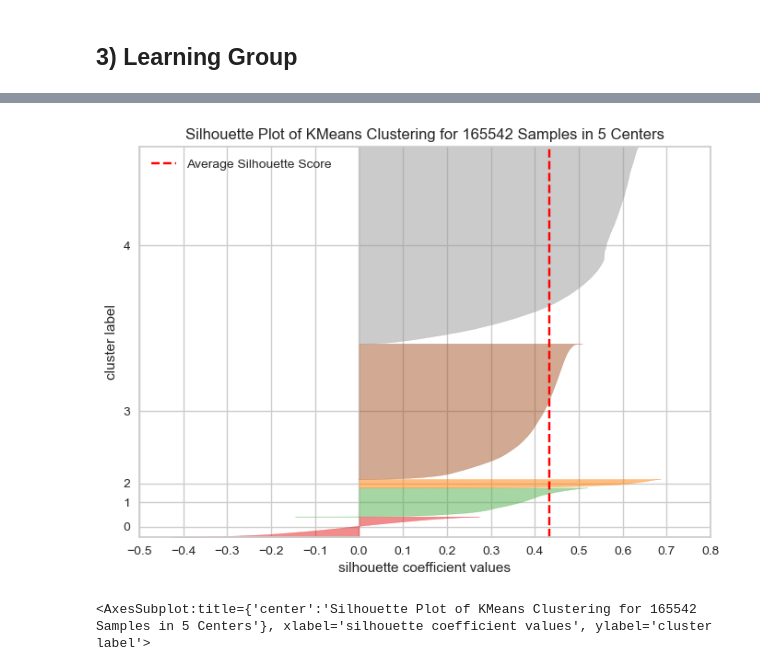
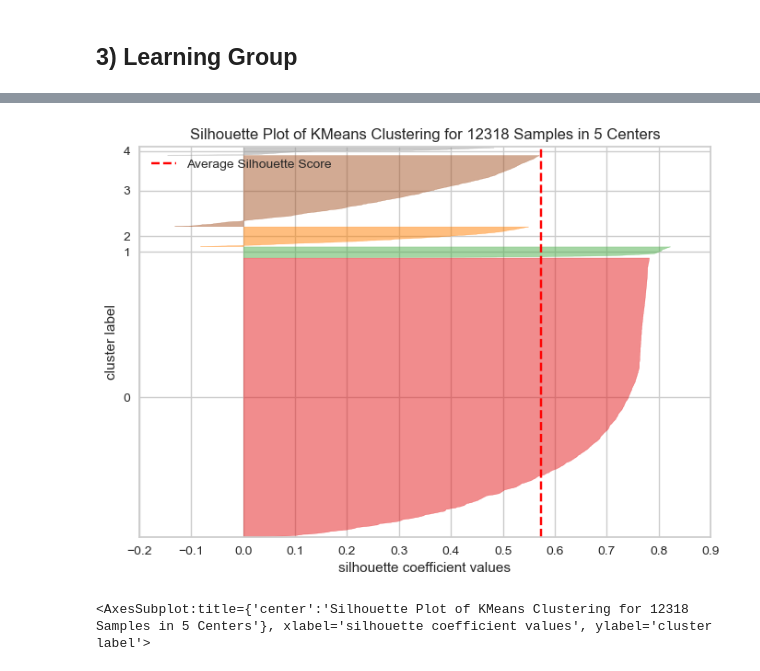
Before and after one commit to Wanghaoyin/ilab2-Team2-Coles, a Jupyter notebook: ilab2_Jun.ipynb, the cells around one changed output, grey strips where cells are left out. Cells and saved outputs as stored; diff of their text form; code cells hidden in the pictures.

```diff
--- a/ilab2_Jun.ipynb
+++ b/ilab2_Jun.ipynb
@@ -811,0 +1179,25 @@ See the caveats in the documentation: https://pandas.pydata.org/pandas-docs/stab
+# %%
+# drop previous cluster column
+if 'cluster' in df_mas_pivot.columns:
+    df_mas_pivot = df_mas_pivot.drop(columns = 'cluster')
+
+# unpivot data
+df_mas_unpivoted = df_mas_pivot.melt(id_vars = ['actorId'], var_name = 'action', value_name = 'count')
+
+# break down action into verb & activity
+df_mas_unpivoted['verb'] = df_mas_unpivoted['action'].str.split('_').str[0]
+
+# sum count by actorId & verb
+df_mas_sum = df_mas_unpivoted[['actorId', 'verb', 'count']].groupby(['actorId', 'verb']).sum()
+df_mas_sum = df_mas_sum.reset_index()
+
+# generate pivot table
+df_mas_pivot_new = pd.pivot_table(df_mas_sum, values = 'count', index = 'actorId', columns = 'verb', aggfunc = 'sum')
+
+# convert pivot table to dataframe
+df_mas_pivot_new = df_mas_pivot_new.reset_index()
+
+# remove index header
+df_mas_pivot_new = df_mas_pivot_new.rename_axis(None, axis = 1)
+
+df_mas_pivot_new.head()
@@ -811,0 +1211,14 @@ See the caveats in the documentation: https://pandas.pydata.org/pandas-docs/stab
+# %%
+# generate dataframe without actorId
+df_mas_noid_new = df_mas_pivot_new.loc[:, df_mas_pivot_new.columns != 'actorId']
+
+# scale with normalisation
+scaler = MinMaxScaler(feature_range = (0,1))
+df_mas_scaled_new = pd.DataFrame(scaler.fit_transform(df_mas_noid_new), columns = df_mas_noid_new.columns)
+
+# plot elbow chart
+model = KMeans(random_state = 1)
+
+elb_visualizer_masn_eb = KElbowVisualizer(model, k = (2,11))
+elb_visualizer_masn_eb.fit(df_mas_scaled_new)
+elb_visualizer_masn_eb.show()
@@ -812,9 +1228,9 @@ See the caveats in the documentation: https://pandas.pydata.org/pandas-docs/stab
 # %%
 model_4clust = KMeans(n_clusters = 5, random_state = 1)
 
-sil_visualizer_sal_sh = SilhouetteVisualizer(model_4clust)
-sil_visualizer_sal_sh.fit(df_sal_scaled)
-sil_visualizer_sal_sh.show()
+sil_visualizer_masn_sh = SilhouetteVisualizer(model_4clust)
+sil_visualizer_masn_sh.fit(df_mas_scaled_new)
+sil_visualizer_masn_sh.show()
 # %% [output]
-[figure, old version]
+[figure, new version]
-<AxesSubplot:title={'center':'Silhouette Plot of KMeans Clustering for 165542 Samples in 5 Centers'}, xlabel='silhouette coefficient values', ylabel='cluster label'>
+<AxesSubplot:title={'center':'Silhouette Plot of KMeans Clustering for 12318 Samples in 5 Centers'}, xlabel='silhouette coefficient values', ylabel='cluster label'>
```
Also changed, not shown: parts of 73 cells of this notebook.
